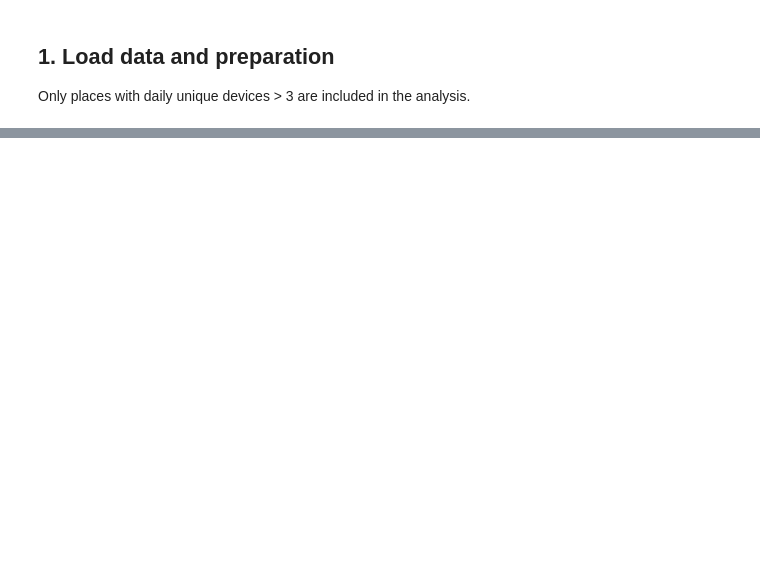
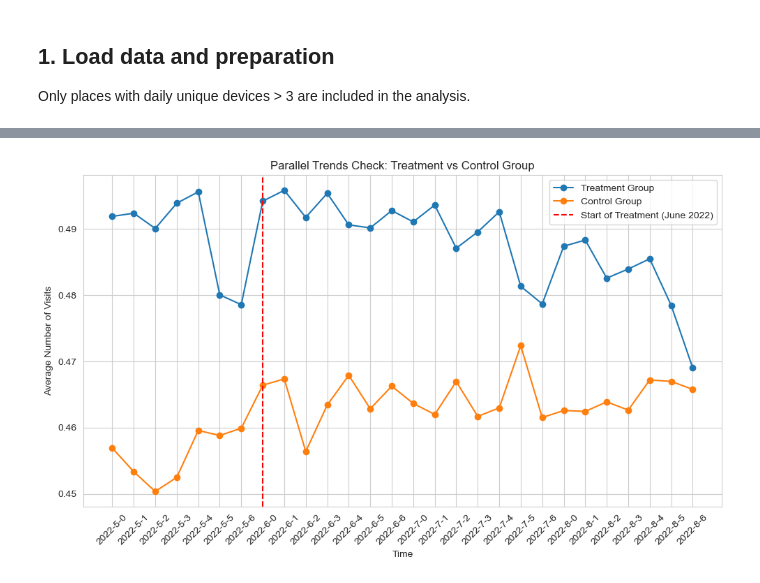
Before and after one commit to MobiSegInsights/nine-euro-ticket-de, a Jupyter notebook: src/models/22-generalized-did.ipynb, the cells around one changed output, grey strips where cells are left out. Saved outputs shown, nothing was run; the diff lists cells and outputs as text; code cells hidden in the pictures; blank space fills up the shorter version.

```diff
--- a/src/models/22-generalized-did.ipynb
+++ b/src/models/22-generalized-did.ipynb
@@ -59,5 +80,4 @@ df_t = pd.concat(df_t_list)
 # %%
-df_t = pd.merge(df_t, df_grps[['osm_id', 'grp']], on='osm_id', how='left')
 df_t.groupby('grp')['osm_id'].nunique()
 # %% [output]
 grp
@@ -67,0 +292,19 @@ Name: osm_id, dtype: int64
+# %%
+# Create pre-treatment dummy variables for 2019 and May 2022
+# df['pre_2019'] = np.where(df['year'] == 2019, 1, 0)
+df['pre_may_2022'] = np.where((df['year'] == 2022) & (df['month'] == '5'), 1, 0)
+
+# Create interaction terms between the treatment and pre-treatment periods
+# df['treatment_pre_2019'] = df['treatment'] * df['pre_2019']
+df['treatment_pre_may_2022'] = df['treatment'] * df['pre_may_2022']
+
+# Parallel trends formula, treatment_pre_2019 +
+parallel_trend_formula = ('num_visits_wt ~ treatment * post '
+                          '+ treatment_pre_may_2022 '
+                          '+ precipitation + C(state) + C(month) + C(weekday)')
+
+# Fit the model
+parallel_trend_model = smf.wls(formula=parallel_trend_formula, data=df, weigts=df['weight']).fit(cov_type='cluster', cov_kwds={'groups': df['state']})
+
+# Print the model summary
+print(parallel_trend_model.summary())
@@ -67,0 +329,34 @@ Name: osm_id, dtype: int64
+# %%
+var = 'ice'
+# Calculate average daily visits by group and time
+avg_visits = df.groupby(['year', 'month', 'weekday', 'treatment'])[var].mean().reset_index()
+
+# Create a time variable for plotting
+avg_visits['time'] = avg_visits['year'].astype(str) + \
+                     '-' + avg_visits['month'].astype(str) + \
+                     '-' + avg_visits['weekday'].astype(str)
+# Plot the trends for treatment and control groups over time
+plt.figure(figsize=(10, 6))
+
+# Treatment group
+plt.plot(avg_visits[avg_visits['treatment'] == 1]['time'],
+         avg_visits[avg_visits['treatment'] == 1][var],
+         label='Treatment Group', marker='o')
+
+# Control group
+plt.plot(avg_visits[avg_visits['treatment'] == 0]['time'],
+         avg_visits[avg_visits['treatment'] == 0][var],
+         label='Control Group', marker='o')
+
+# Add vertical line to indicate start of treatment period (June 2022)
+plt.axvline(x='2022-6-0', color='red', linestyle='--', label='Start of Treatment (June 2022)')
+
+plt.xlabel('Time')
+plt.ylabel('Average Number of Visits')
+plt.title('Parallel Trends Check: Treatment vs Control Group')
+plt.legend()
+plt.xticks(rotation=45)
+plt.tight_layout()
+plt.show()
+# %% [output]
+[figure, added]
```
Also changed, not shown: parts of 19 cells of this notebook, 2 other files.
